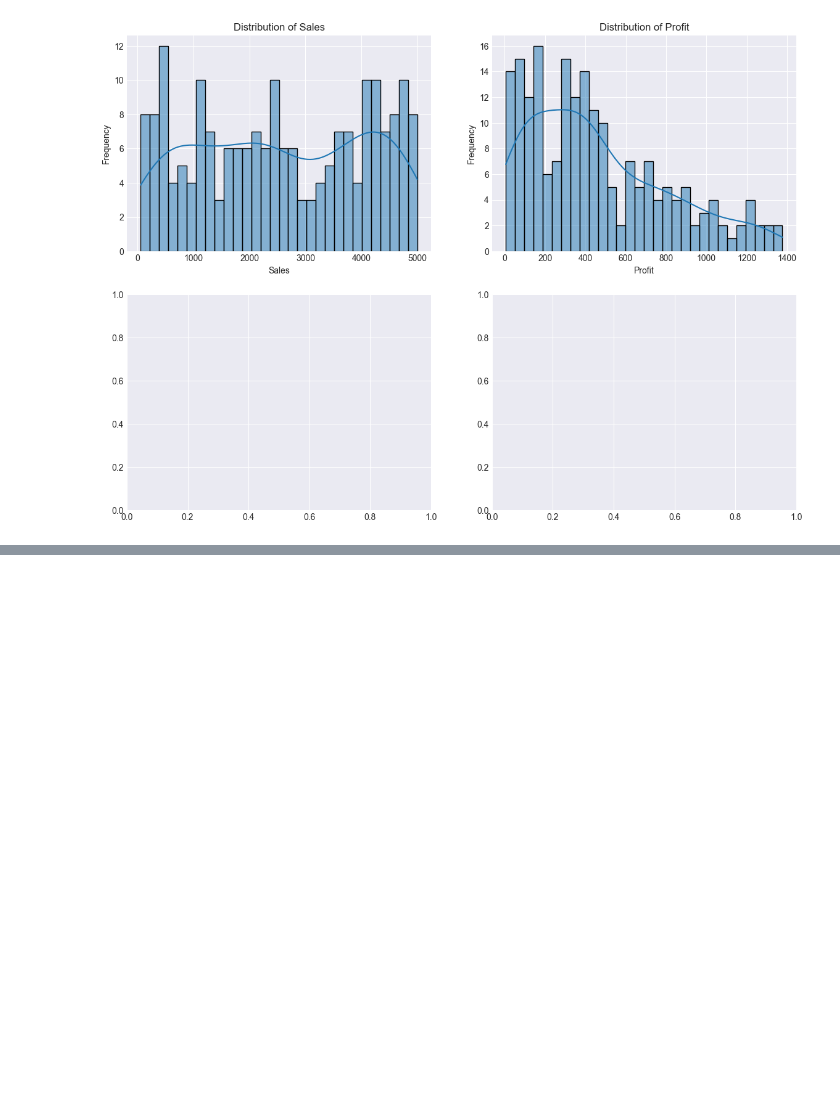
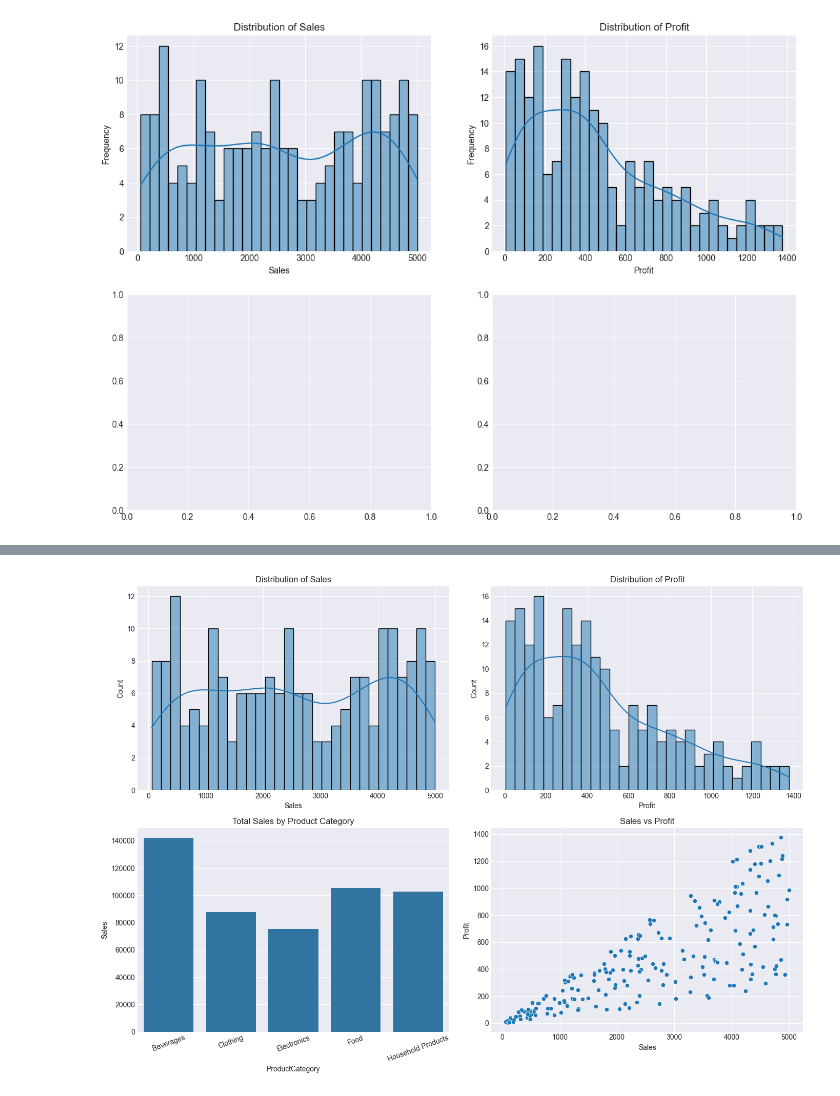
Before and after one commit to Kayeerasoftware/KayeeraNathan2400725913, a Jupyter notebook: week4/wednesday/evening/eomerce.ipynb, the cells around one changed output, grey strips where cells are left out. Saved outputs shown, nothing was run; the diff lists cells and outputs as text; code cells hidden in the pictures; blank space fills up the shorter version.

```diff
--- a/week4/wednesday/evening/eomerce.ipynb
+++ b/week4/wednesday/evening/eomerce.ipynb
@@ -131,0 +80,40 @@ KeyError: 'Category'
+# %%
+plt.style.use('seaborn-v0_8-darkgrid')
+
+fig, axes = plt.subplots(2, 2, figsize=(14, 10))
+
+# Distribution of Sales
+sns.histplot(df['Sales'], bins=30, kde=True, ax=axes[0, 0])
+axes[0, 0].set_title("Distribution of Sales")
+
+# Distribution of Profit
+sns.histplot(df['Profit'], bins=30, kde=True, ax=axes[0, 1])
+axes[0, 1].set_title("Distribution of Profit")
+
+# Sales by Product Category
+category_sales = df.groupby('ProductCategory')['Sales'].sum().reset_index()
+
+sns.barplot(
+    data=category_sales,
+    x='ProductCategory',
+    y='Sales',
+    ax=axes[1, 0]
+)
+
+axes[1, 0].set_title("Total Sales by Product Category")
+axes[1, 0].tick_params(axis='x', rotation=20)
+
+# Sales vs Profit
+sns.scatterplot(
+    data=df,
+    x='Sales',
+    y='Profit',
+    ax=axes[1, 1]
+)
+
+axes[1, 1].set_title("Sales vs Profit")
+
+plt.tight_layout()
+plt.show()
+# %% [output]
+[figure, added]
```
Also changed, not shown: parts of 3 cells of this notebook, 1 other file.
